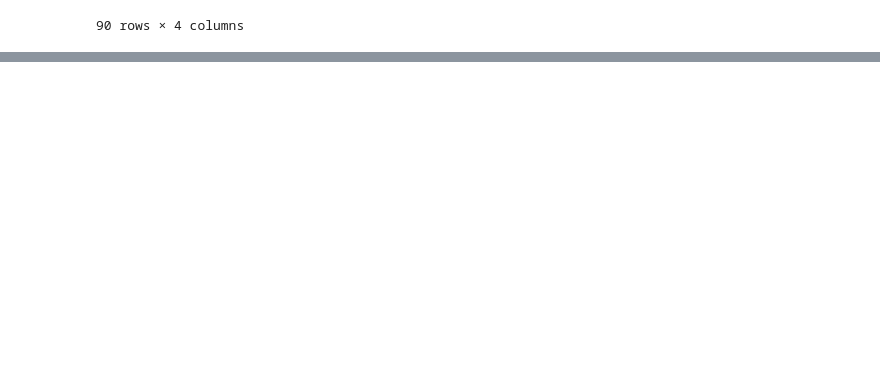
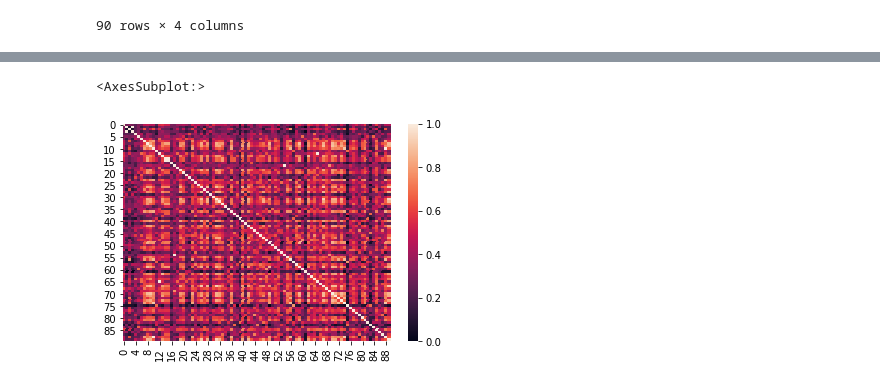
Before and after one commit to kjar0/516X-Final, a Jupyter notebook: ABE Employers.ipynb, the cells around one changed output, grey strips where cells are left out. Drawn from its saved outputs; the diff is of its cells as text; code cells hidden in the pictures; blank space fills up the shorter version.

```diff
--- a/ABE Employers.ipynb
+++ b/ABE Employers.ipynb
@@ -290,0 +304,5 @@ search_url
+# %%
+test = CountVectorizer()
+# provide vocabulary to vectorizer based on competencies
+vec = test.fit(clean_abe_comp)
+print(vec.vocabulary_.keys())
@@ -290,0 +311,5 @@ search_url
+# %%
+# identify counts of vocabulary from competencies
+job_fit = test.transform(clean_posts)
+# %%
+sim = job_fit.toarray()
@@ -290,0 +320,3 @@ search_url
+# %%
+jsim = cosine_similarity(sim)
+# this is just similarity between posts, not to comp
@@ -290,0 +339,7 @@ search_url
+# %%
+import seaborn as sns
+
+sns.heatmap(jsim)
+# %% [output]
+<AxesSubplot:>
+[figure, added]
```
Also changed, not shown: parts of 25 cells of this notebook.
